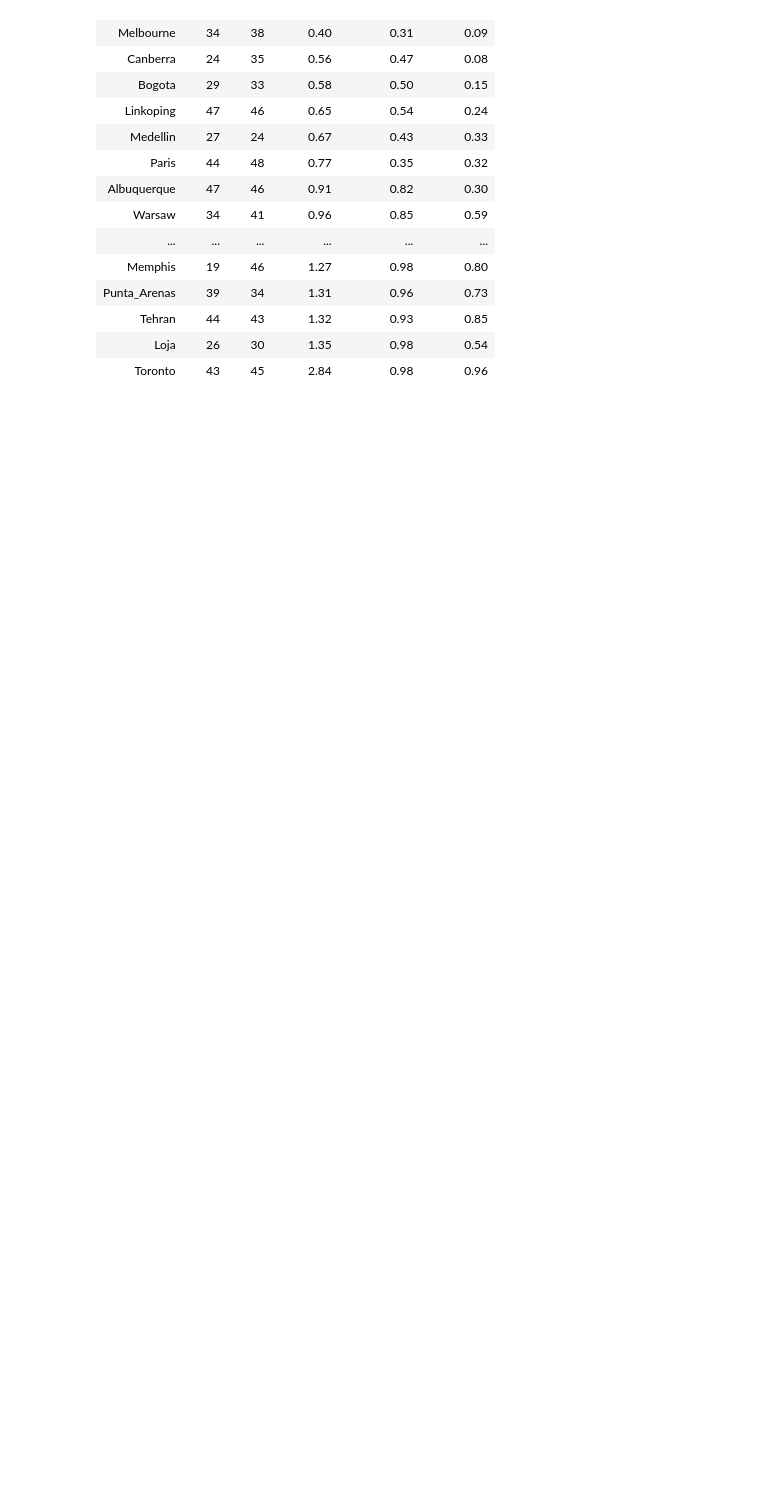
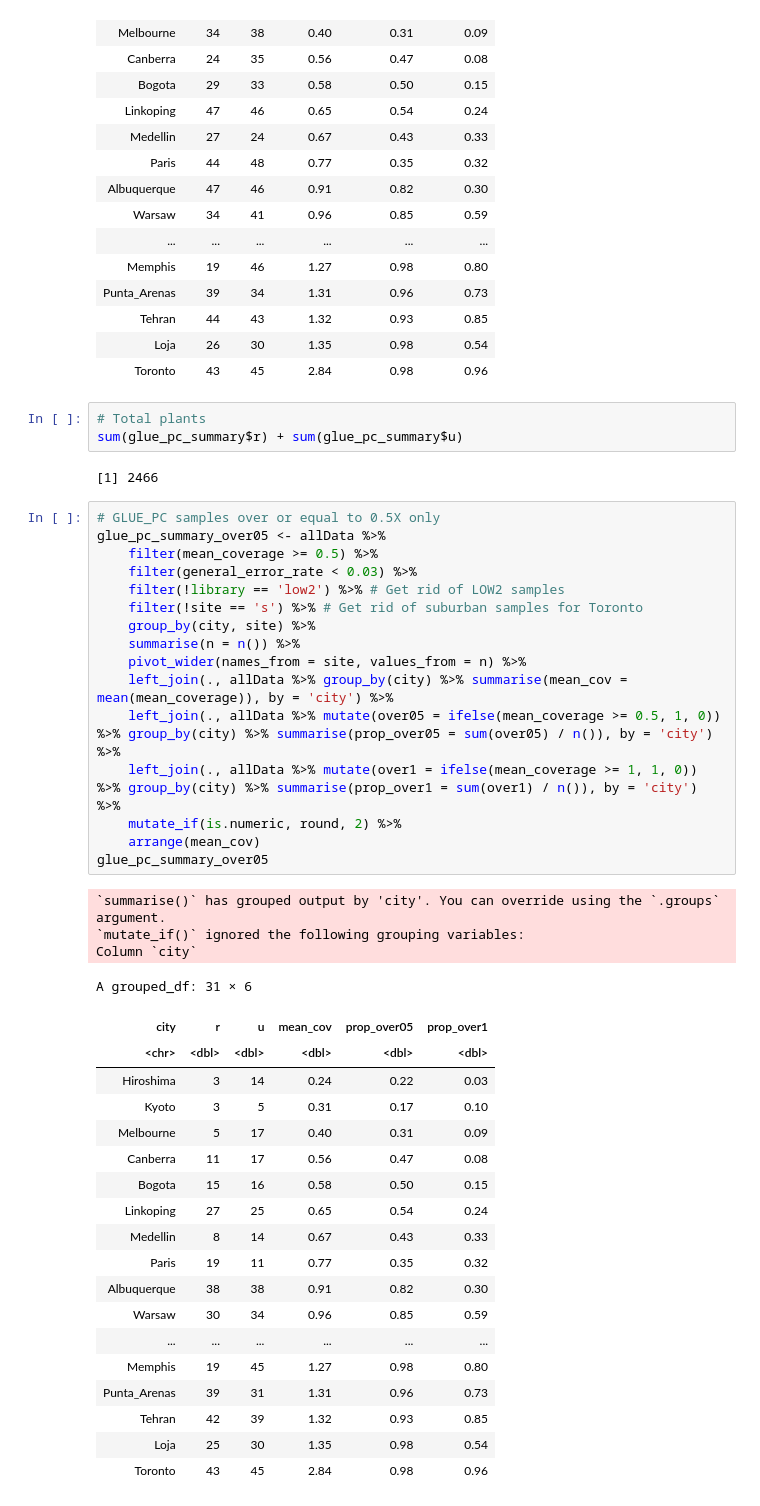
Before and after one commit to James-S-Santangelo/glue_dnaSeqQC, a Jupyter notebook: notebooks/glue_allSamples_QC.r.ipynb, the cells around one changed output. Cells and saved outputs as stored; diff of their text form; blank space fills up the shorter version.

```diff
--- a/notebooks/glue_allSamples_QC.r.ipynb
+++ b/notebooks/glue_allSamples_QC.r.ipynb
@@ -219,3 +228,47 @@ A grouped_df: 31 × 6
 | Tehran | 44 | 43 | 1.32 | 0.93 | 0.85 |
 | Loja | 26 | 30 | 1.35 | 0.98 | 0.54 |
 | Toronto | 43 | 45 | 2.84 | 0.98 | 0.96 |
+# %%
+# Total plants
+sum(glue_pc_summary$r) + sum(glue_pc_summary$u)
+# %% [output]
+[1] 2466
+# %%
+# GLUE_PC samples over or equal to 0.5X only
+glue_pc_summary_over05 <- allData %>%
+    filter(mean_coverage >= 0.5) %>%
+    filter(general_error_rate < 0.03) %>%
+    filter(!library == 'low2') %>% # Get rid of LOW2 samples
+    filter(!site == 's') %>% # Get rid of suburban samples for Toronto
+    group_by(city, site) %>%
+    summarise(n = n()) %>%
+    pivot_wider(names_from = site, values_from = n) %>%
+    left_join(., allData %>% group_by(city) %>% summarise(mean_cov = mean(mean_coverage)), by = 'city') %>%
+    left_join(., allData %>% mutate(over05 = ifelse(mean_coverage >= 0.5, 1, 0)) %>% group_by(city) %>% summarise(prop_over05 = sum(over05) / n()), by = 'city') %>%
+    left_join(., allData %>% mutate(over1 = ifelse(mean_coverage >= 1, 1, 0)) %>% group_by(city) %>% summarise(prop_over1 = sum(over1) / n()), by = 'city') %>%
+    mutate_if(is.numeric, round, 2) %>%
+    arrange(mean_cov)
+glue_pc_summary_over05
+# %% [output]
+`summarise()` has grouped output by 'city'. You can override using the `.groups` argument.
+`mutate_if()` ignored the following grouping variables:
+Column `city`
+A grouped_df: 31 × 6
+| city | r | u | mean_cov | prop_over05 | prop_over1 |
+| <chr> | <dbl> | <dbl> | <dbl> | <dbl> | <dbl> |
+| Hiroshima | 3 | 14 | 0.24 | 0.22 | 0.03 |
+| Kyoto | 3 | 5 | 0.31 | 0.17 | 0.10 |
+| Melbourne | 5 | 17 | 0.40 | 0.31 | 0.09 |
+| Canberra | 11 | 17 | 0.56 | 0.47 | 0.08 |
+| Bogota | 15 | 16 | 0.58 | 0.50 | 0.15 |
+| Linkoping | 27 | 25 | 0.65 | 0.54 | 0.24 |
+| Medellin | 8 | 14 | 0.67 | 0.43 | 0.33 |
+| Paris | 19 | 11 | 0.77 | 0.35 | 0.32 |
+| Albuquerque | 38 | 38 | 0.91 | 0.82 | 0.30 |
+| Warsaw | 30 | 34 | 0.96 | 0.85 | 0.59 |
+| ... | ... | ... | ... | ... | ... |
+| Memphis | 19 | 45 | 1.27 | 0.98 | 0.80 |
+| Punta_Arenas | 39 | 31 | 1.31 | 0.96 | 0.73 |
+| Tehran | 42 | 39 | 1.32 | 0.93 | 0.85 |
+| Loja | 25 | 30 | 1.35 | 0.98 | 0.54 |
+| Toronto | 43 | 45 | 2.84 | 0.98 | 0.96 |
```
Also changed, not shown: parts of 6 cells of this notebook.
